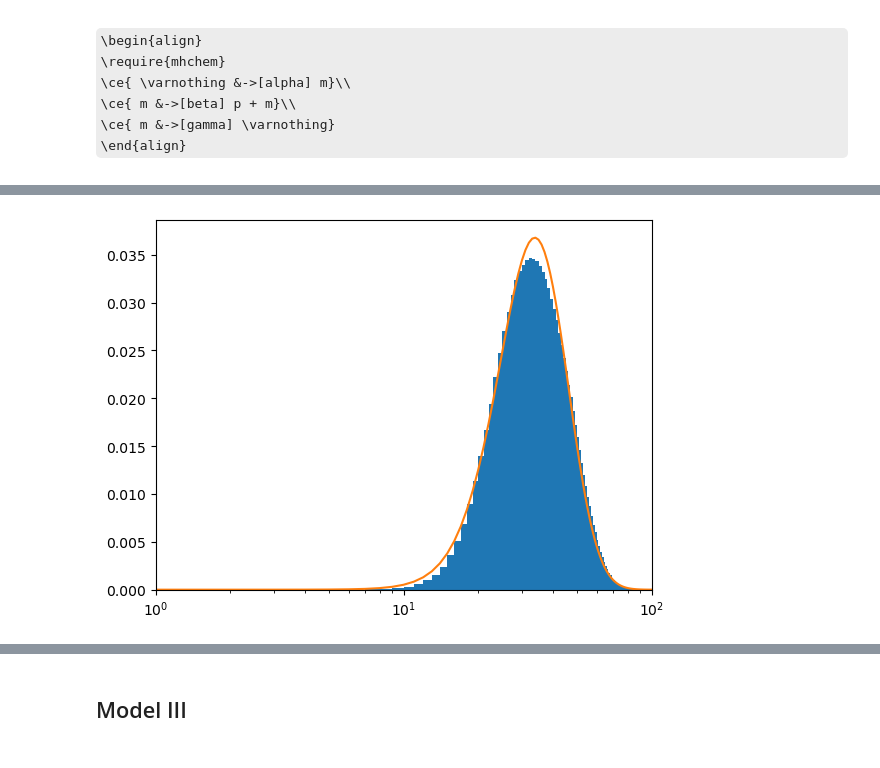
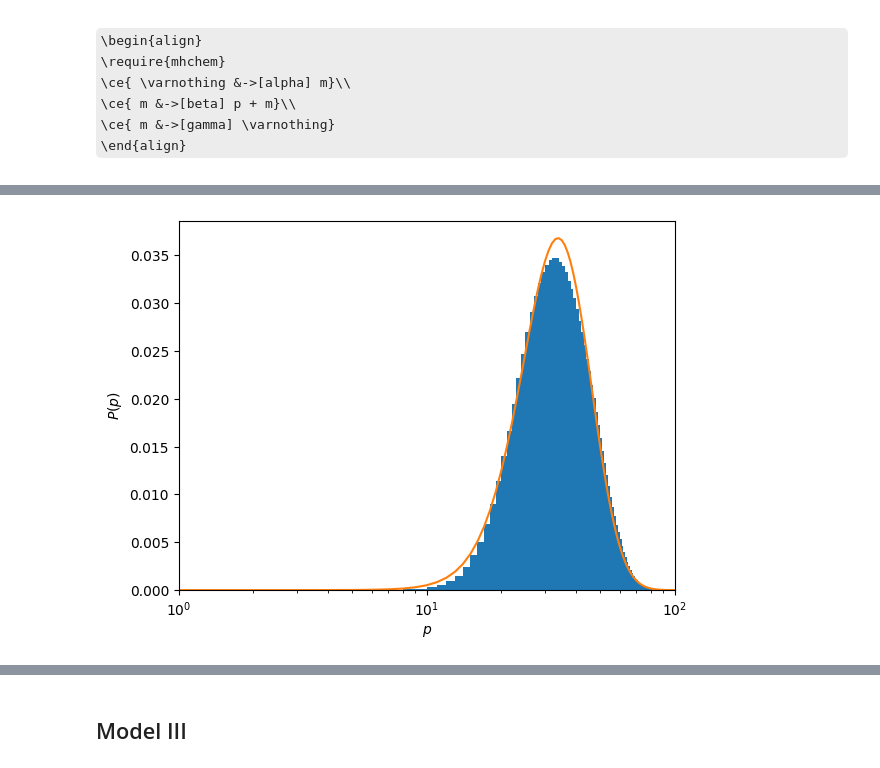
Before and after one commit to louish10/translation-kinetics, a Jupyter notebook: src/notebooks/Distributions.ipynb, the cells around one changed output, grey strips where cells are left out. Cells and saved outputs as stored; diff of their text form; code cells hidden in the pictures; some formulas as TeX source.

```diff
--- a/src/notebooks/Distributions.ipynb
+++ b/src/notebooks/Distributions.ipynb
@@ -197,21 +199,23 @@ end
 # %%
 min = Int(minimum(p))
 max = Int(maximum(p))
 bins = Array(min:1:max)
 x = LinRange(1,125, 125)
 y = negative_binomial(
     x,
     CanonicalTwoStageModel.p_time_av(alph, beta, gamma, T),
     sqrt(CanonicalTwoStageModel.p_var_time_av(alph, beta, gamma, T))
 )
 
 plt.xscale("log")
 hist(p, density=true, bins=bins)
 plot(x, y)
 xlim([1,100])
+xlabel(L"p")
+ylabel(L"P(p)")
 savefig("../../data/distributions/model_II.png")
 # %% [output]
-[figure, old version]
+[figure, new version]
 # %%
 println(mean(p))
 println(mean(m))
```
Also changed, not shown: parts of 17 cells of this notebook, 15 other files.
